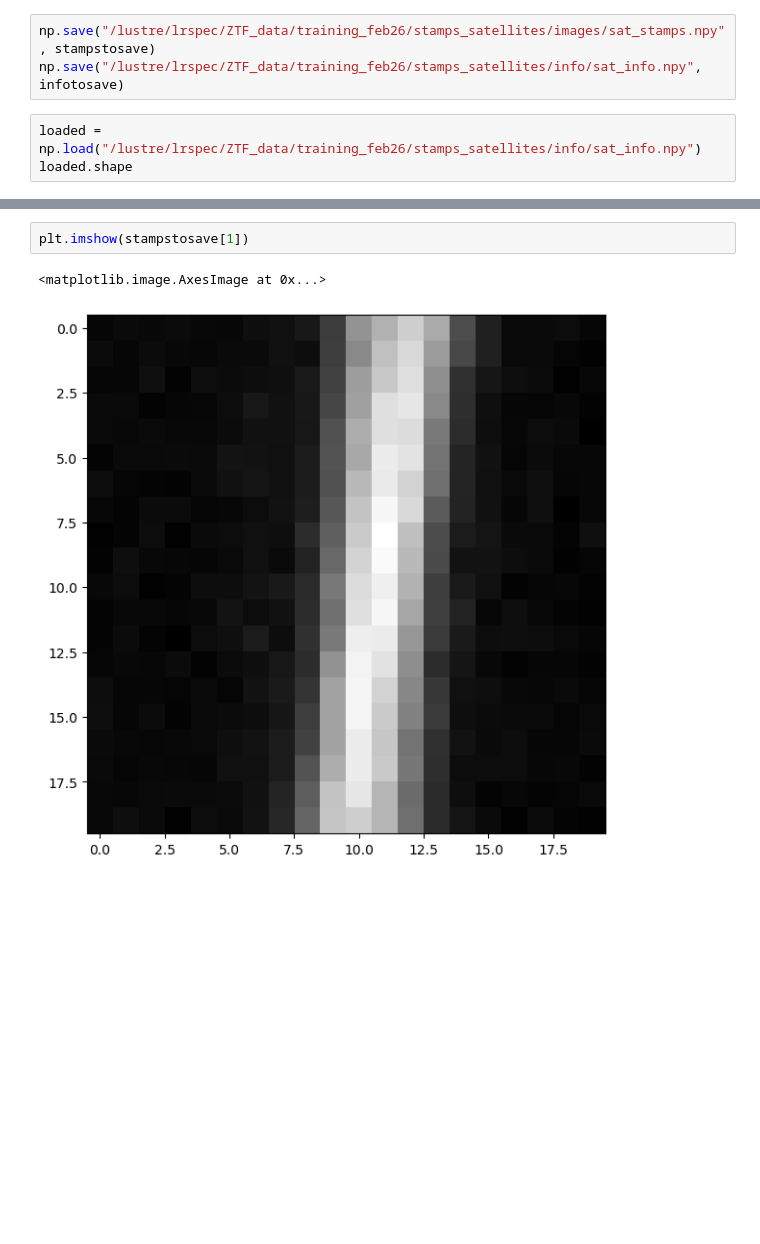
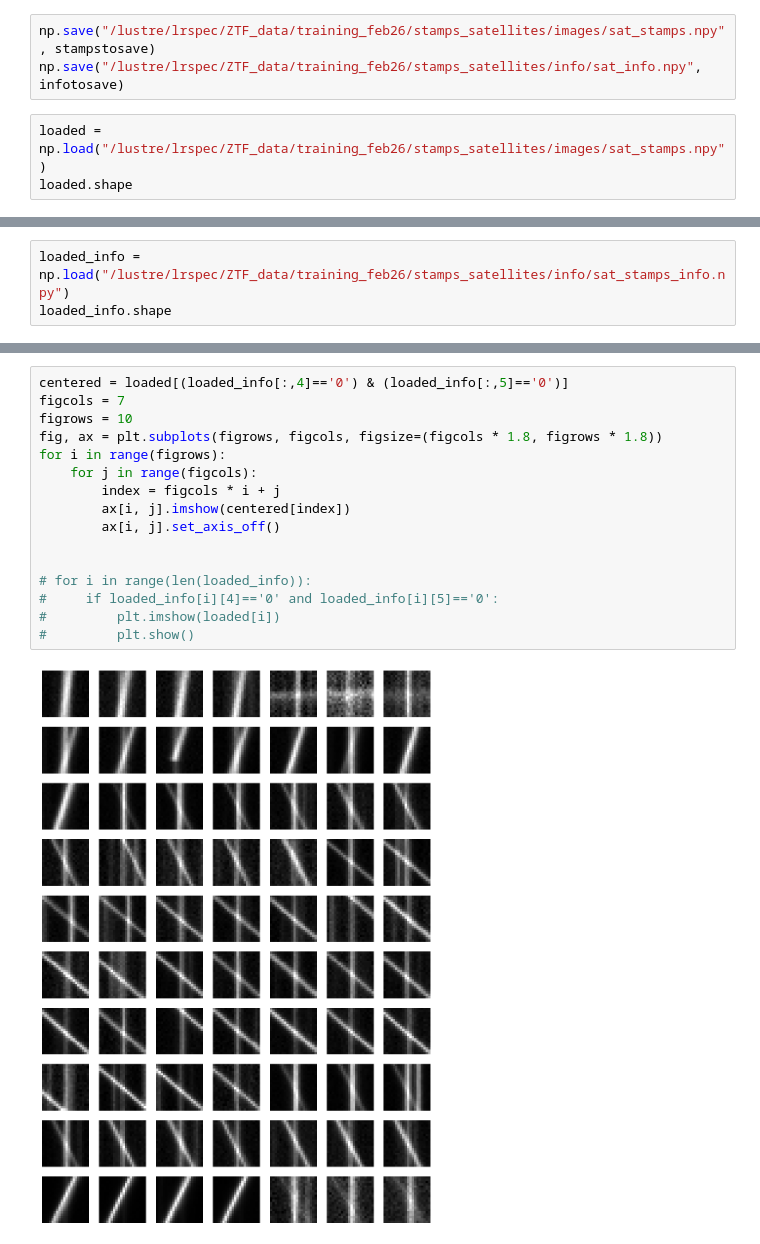
Before and after one commit to SHDaniels/Continuous-Readout-Image-Transient-Detection-with-CNNs, a Jupyter notebook: make_sat_training_stamps.ipynb, the cells around one changed output, grey strips where cells are left out. Cells and saved outputs as stored; diff of their text form; blank space fills up the shorter version.

```diff
--- a/make_sat_training_stamps.ipynb
+++ b/make_sat_training_stamps.ipynb
@@ -142,6 +142,6 @@ infotosave = np.array(infotosave)
 np.save("/lustre/lrspec/ZTF_data/training_feb26/stamps_satellites/images/sat_stamps.npy", stampstosave)
 np.save("/lustre/lrspec/ZTF_data/training_feb26/stamps_satellites/info/sat_info.npy", infotosave)
 # %%
-loaded = np.load("/lustre/lrspec/ZTF_data/training_feb26/stamps_satellites/info/sat_info.npy")
+loaded = np.load("/lustre/lrspec/ZTF_data/training_feb26/stamps_satellites/images/sat_stamps.npy")
 loaded.shape
 # %% [output]
@@ -148,0 +149,3 @@ loaded.shape
+# %%
+loaded_info = np.load("/lustre/lrspec/ZTF_data/training_feb26/stamps_satellites/info/sat_stamps_info.npy")
+loaded_info.shape
@@ -149,5 +169,18 @@ loaded.shape
 # %%
-plt.imshow(stampstosave[1])
+centered = loaded[(loaded_info[:,4]=='0') & (loaded_info[:,5]=='0')]
+figcols = 7
+figrows = 10
+fig, ax = plt.subplots(figrows, figcols, figsize=(figcols * 1.8, figrows * 1.8))
+for i in range(figrows):
+    for j in range(figcols):
+        index = figcols * i + j
+        ax[i, j].imshow(centered[index])
+        ax[i, j].set_axis_off()
+
+
+# for i in range(len(loaded_info)):
+#     if loaded_info[i][4]=='0' and loaded_info[i][5]=='0':
+#         plt.imshow(loaded[i])
+#         plt.show()
 # %% [output]
-<matplotlib.image.AxesImage at 0x...>
-[figure, old version]
+[figure, new version]
```
Also changed, not shown: parts of 6 cells of this notebook, 10 other files.
